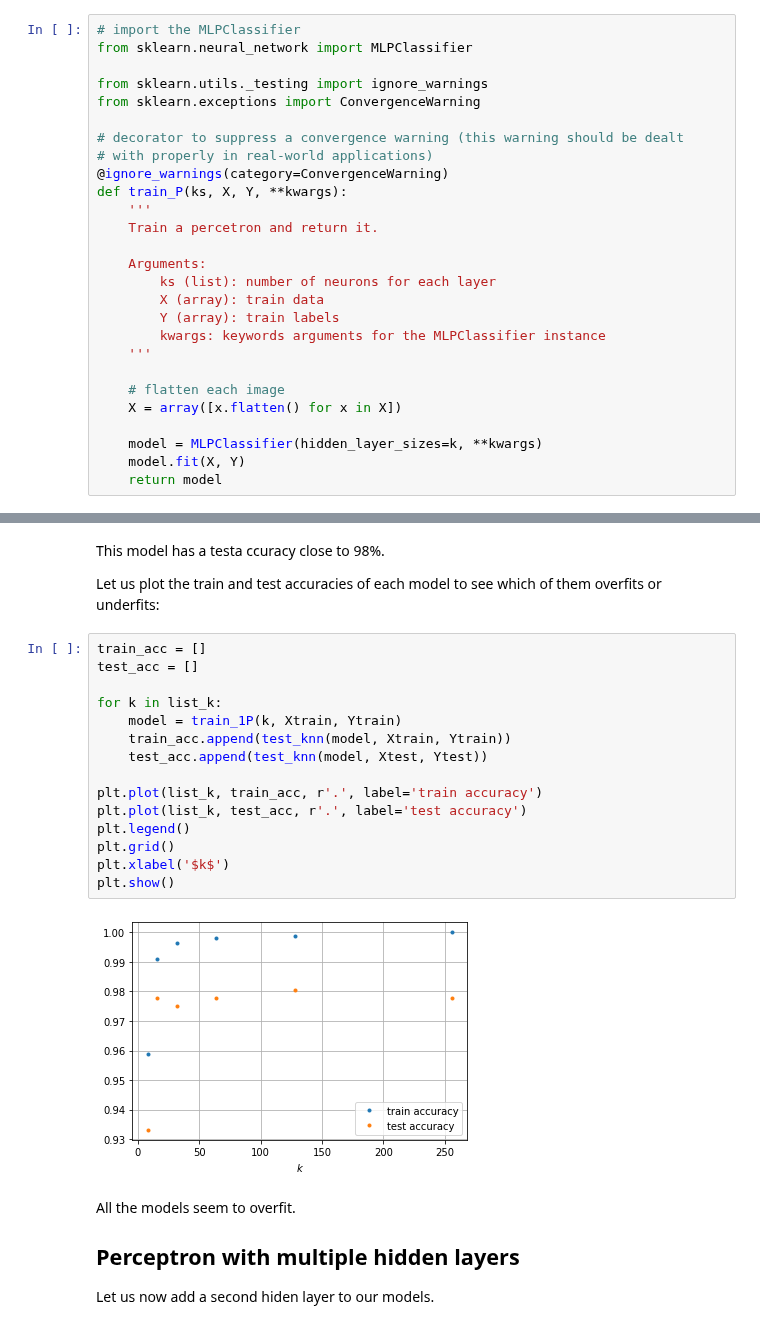
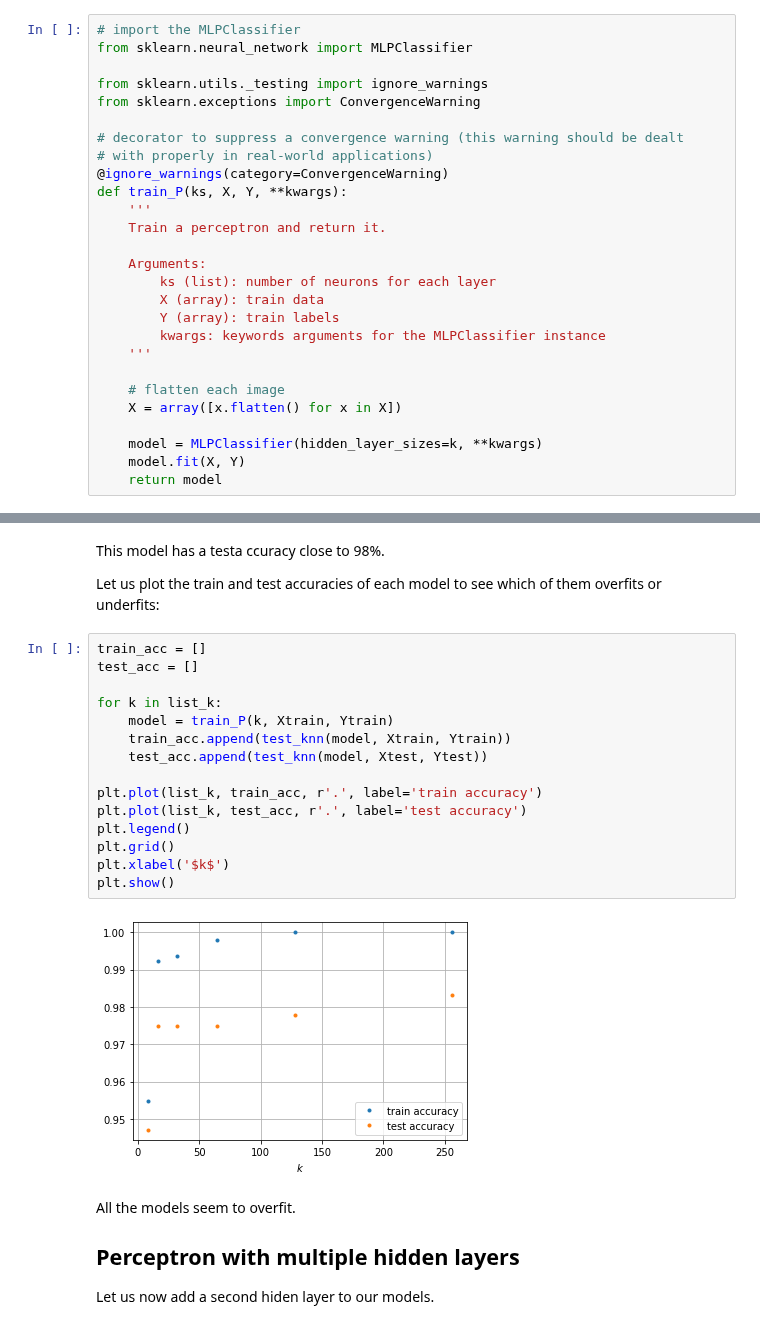
Before and after one commit to FlorentCLMichel/learning_data_science, a Jupyter notebook: Projects_Jupyter/Handwritten_digits.ipynb, the cells around one changed output, grey strips where cells are left out. Drawn from its saved outputs; the diff is of its cells as text.

```diff
--- a/Projects_Jupyter/Handwritten_digits.ipynb
+++ b/Projects_Jupyter/Handwritten_digits.ipynb
@@ -212,7 +214,7 @@ from sklearn.exceptions import ConvergenceWarning
 @ignore_warnings(category=ConvergenceWarning)
 def train_P(ks, X, Y, **kwargs):
     '''
-    Train a percetron and return it.
+    Train a perceptron and return it.
 
     Arguments:
         ks (list): number of neurons for each layer
@@ -256,20 +258,20 @@ Let us plot the train and test accuracies of each model to see which of them ove
 # %%
 train_acc = []
 test_acc = []
 
 for k in list_k:
-    model = train_1P(k, Xtrain, Ytrain)
+    model = train_P(k, Xtrain, Ytrain)
     train_acc.append(test_knn(model, Xtrain, Ytrain))
     test_acc.append(test_knn(model, Xtest, Ytest))
 
 plt.plot(list_k, train_acc, r'.', label='train accuracy')
 plt.plot(list_k, test_acc, r'.', label='test accuracy')
 plt.legend()
 plt.grid()
 plt.xlabel('$k$')
 plt.show()
 # %% [output]
-[figure, old version]
+[figure, new version]
 # %% [markdown]
 All the models seem to overfit.
 
```
Also changed, not shown: parts of 11 cells of this notebook.
